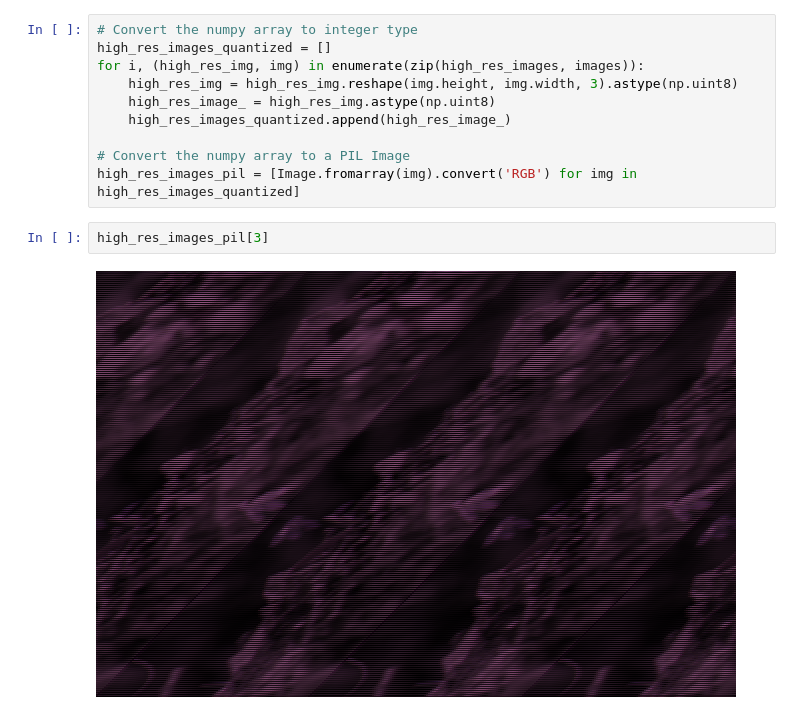
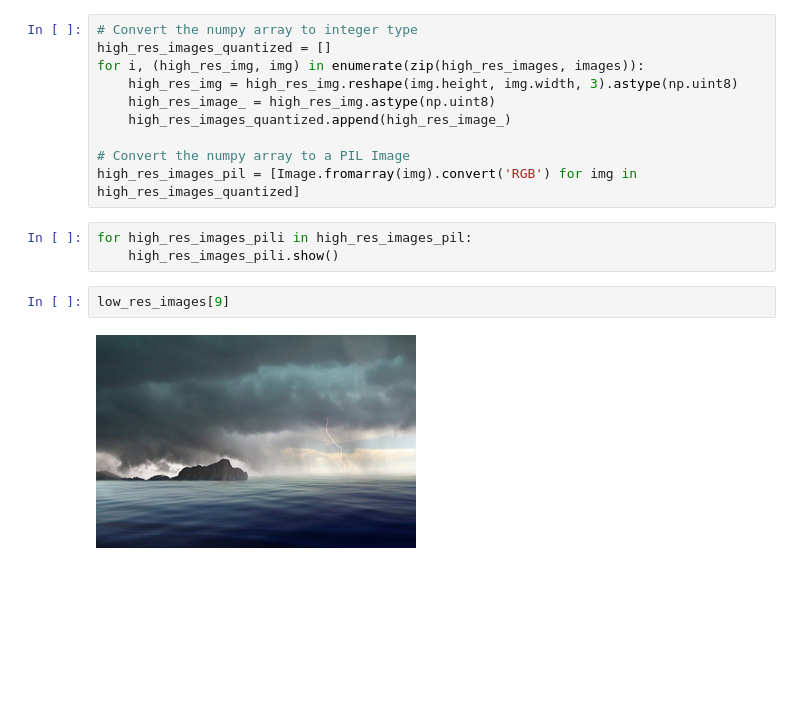
Before and after one commit to nimaiparifard/DP_HW02, a Jupyter notebook: code/P5/p5b.ipynb, the cells around one changed output. Saved outputs shown, nothing was run; the diff lists cells and outputs as text; blank space fills up the shorter version.

```diff
--- a/code/P5/p5b.ipynb
+++ b/code/P5/p5b.ipynb
@@ -140,7 +140,10 @@ for i, (high_res_img, img) in enumerate(zip(high_res_images, images)):
 
 # Convert the numpy array to a PIL Image
 high_res_images_pil = [Image.fromarray(img).convert('RGB') for img in high_res_images_quantized]
-# %%
-high_res_images_pil[3]
-# %% [output]
-[figure, removed]
+# %%
+for high_res_images_pili in high_res_images_pil:
+    high_res_images_pili.show()
+# %%
+low_res_images[9]
+# %% [output]
+[figure, added]
```
Also changed, not shown: parts of 2 cells of this notebook, 3 other files.
